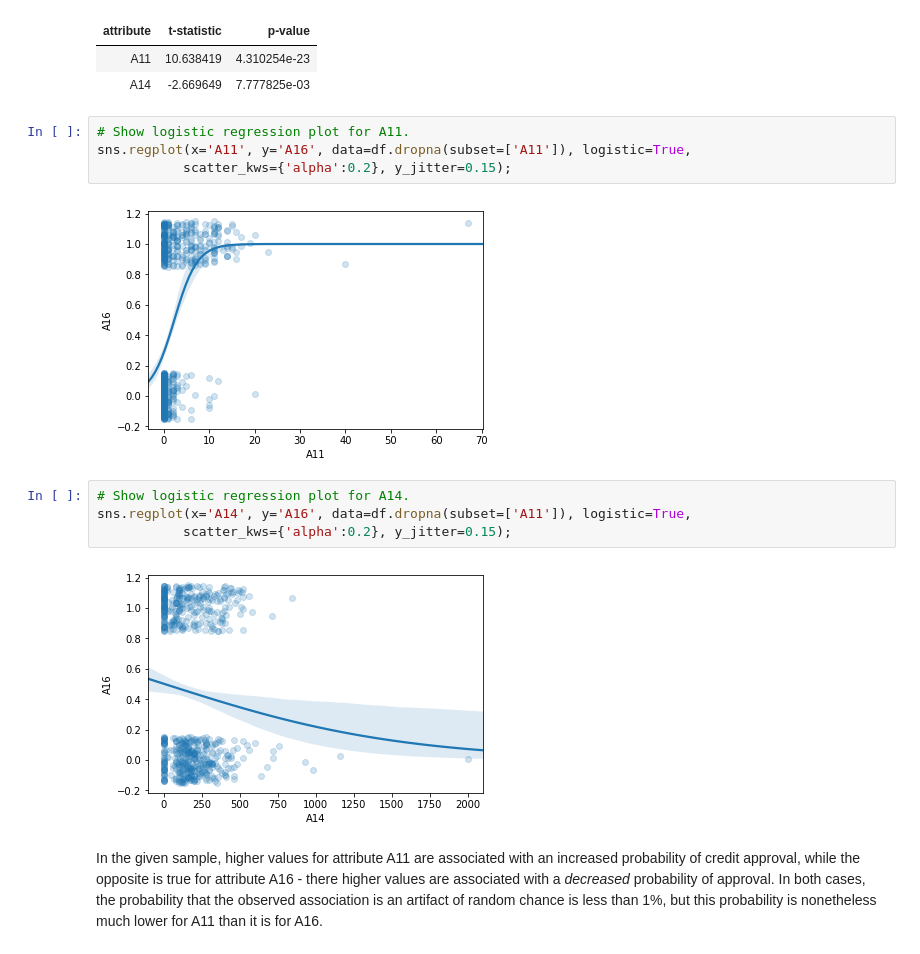
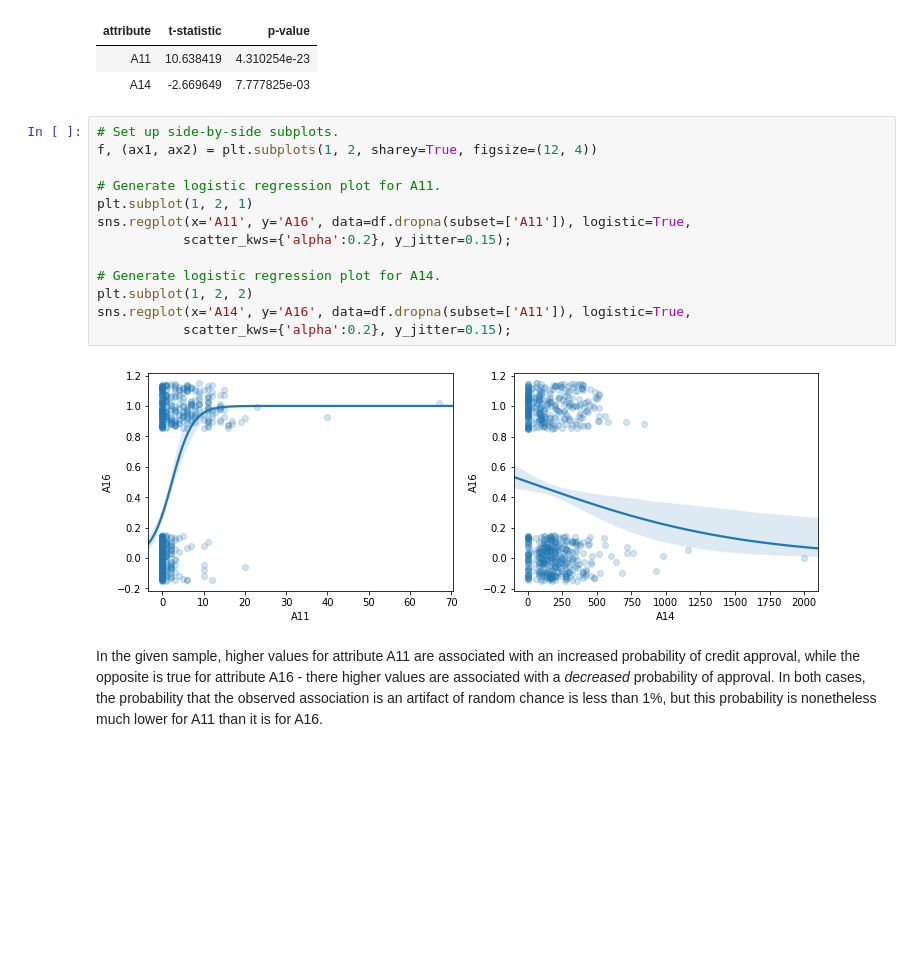
Before and after one commit to bloominstituteoftechnology/DS-Unit-1-Sprint-3-Statistical-Tests-and-Experiments, a Jupyter notebook: DS_Unit_1_Sprint_Challenge_3.ipynb, the cells around one changed output. Saved outputs shown, nothing was run; the diff lists cells and outputs as text; blank space fills up the shorter version.

```diff
--- a/DS_Unit_1_Sprint_Challenge_3.ipynb
+++ b/DS_Unit_1_Sprint_Challenge_3.ipynb
@@ -317,17 +317,20 @@ display(HTML(ttests[ttests['attribute'].isin(['A11', 'A14'])].to_html(index=Fals
 | A11 | 10.638419 | 4.310254e-23 |
 | A14 | -2.669649 | 7.777825e-03 |
 # %%
-# Show logistic regression plot for A11.
+# Set up side-by-side subplots.
+f, (ax1, ax2) = plt.subplots(1, 2, sharey=True, figsize=(12, 4))
+
+# Generate logistic regression plot for A11.
+plt.subplot(1, 2, 1)
 sns.regplot(x='A11', y='A16', data=df.dropna(subset=['A11']), logistic=True,
            scatter_kws={'alpha':0.2}, y_jitter=0.15);
+
+# Generate logistic regression plot for A14.
+plt.subplot(1, 2, 2)
+sns.regplot(x='A14', y='A16', data=df.dropna(subset=['A11']), logistic=True,
+           scatter_kws={'alpha':0.2}, y_jitter=0.15);
 # %% [output]
-[figure, old version]
+[figure, new version]
-# %%
-# Show logistic regression plot for A14.
-sns.regplot(x='A14', y='A16', data=df.dropna(subset=['A11']), logistic=True,
-           scatter_kws={'alpha':0.2}, y_jitter=0.15);
-# %% [output]
-[figure, removed]
 # %% [markdown]
 In the given sample, higher values for attribute A11 are associated with an increased probability of credit approval, while the opposite is true for attribute A16 - there higher values are associated with a *decreased* probability of approval. In both cases, the probability that the observed association is an artifact of random chance is less than 1%, but this probability is nonetheless much lower for A11 than it is for A16.
 # %% [markdown]
```
Also changed, not shown: parts of 3 cells of this notebook.
